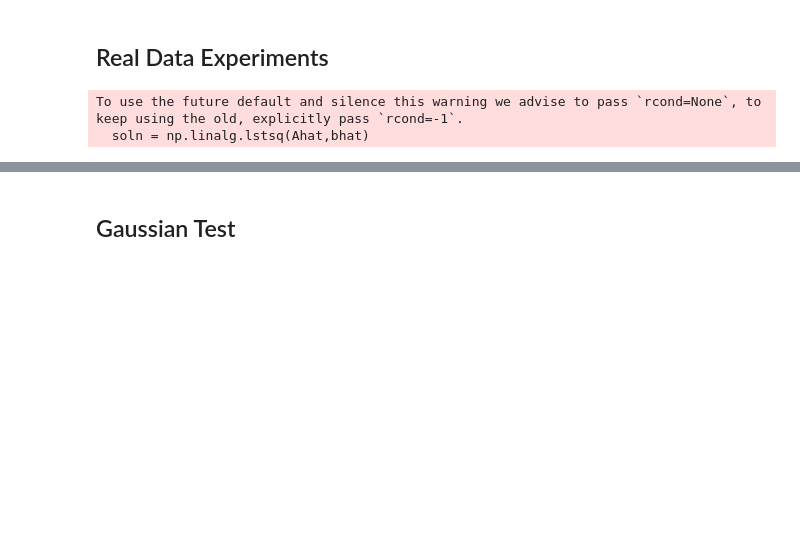
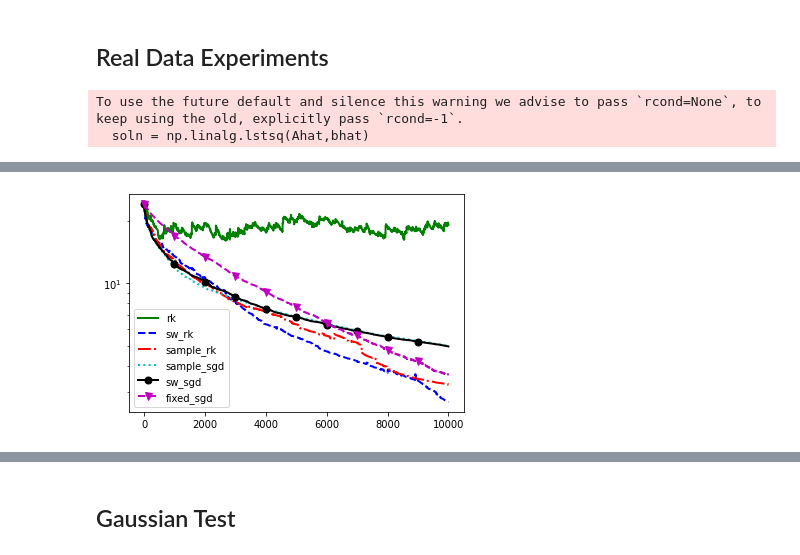
Before and after one commit to wswartworth/median_methods, a Jupyter notebook: experiments/experiments.ipynb, the cells around one changed output, grey strips where cells are left out. Saved outputs shown, nothing was run; the diff lists cells and outputs as text; code cells hidden in the pictures; blank space fills up the shorter version.

Commit message:
added_linestyles
Added linestyle parameters to make_plot and added example of changing linestyles in experiments Python notebook.

```diff
--- a/experiments/experiments.ipynb
+++ b/experiments/experiments.ipynb
@@ -59,7 +59,17 @@ method_list = [
 #[opt_sgd, "opt_sgd"]
 ]
 
-plots.make_plot(method_list, iters, soln,file_name='tomo')
+linedesigns = [
+#[linestyle info, linewidth, markersize, markevery]
+['g',2,12,1000],
+['b--',2,12,1000],
+['r-.',2,12,1000],
+['c:',2,12,1000],
+['ko-',2,7,1000],
+['mv--',2,7,1000]
+]
+
+plots.make_plot(method_list, iters, soln,file_name='tomo',linedesigns=linedesigns)
 plt.yscale('log')
 plt.show()
 # %% [output]
@@ -70,3 +78,4 @@ To use the future default and silence this warning we advise to pass `rcond=None
+[figure, added]
 # %%
 wbc = loadmat('WisconsinBreastCancer.mat')
 
```
Also changed, not shown: parts of 9 cells of this notebook, 31 other files.
